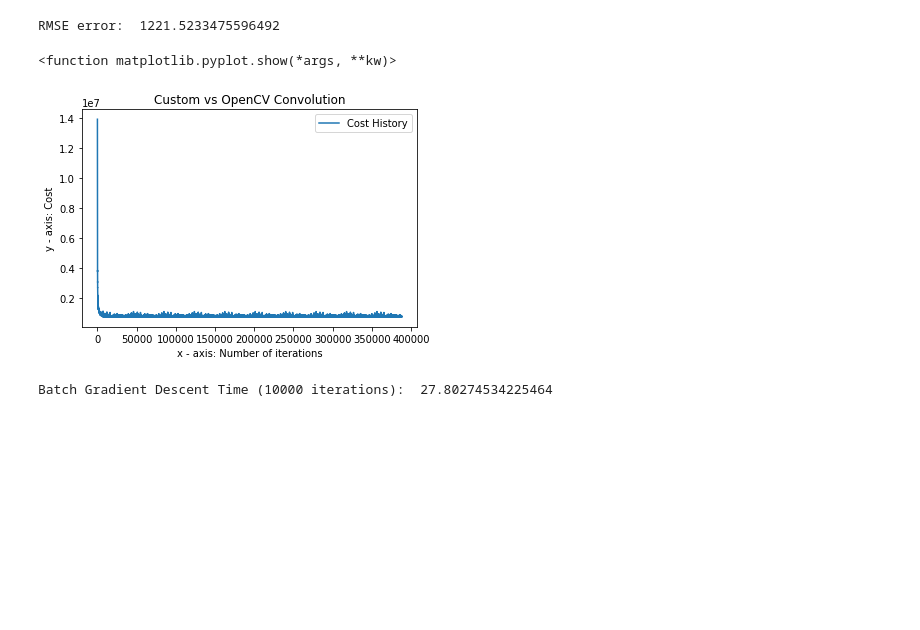
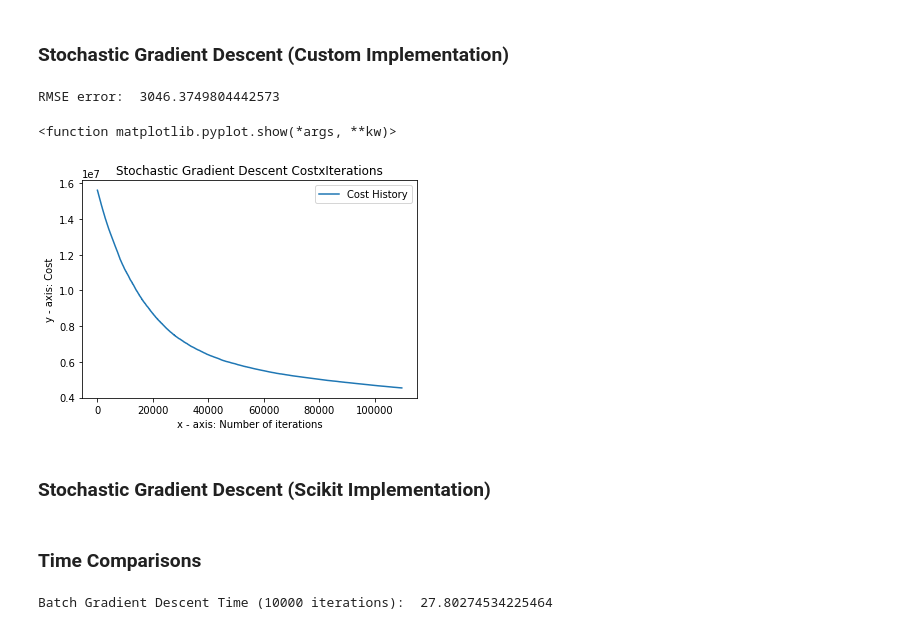
Before and after one commit to CarolCuba/ML-Project01, a Jupyter notebook: src/linear_regression.ipynb, the cells around one changed output. Saved outputs shown, nothing was run; the diff lists cells and outputs as text; code cells hidden in the pictures; blank space fills up the shorter version.

```diff
--- a/src/linear_regression.ipynb
+++ b/src/linear_regression.ipynb
@@ -391,30 +639,34 @@ RMSE error Scikit Norm:  1213.9599893043687
+# %% [markdown]
+### Stochastic Gradient Descent (Custom Implementation)
 # %%
-alpha = 0.01
-iterations = 10
+alpha = 0.00001
+iterations = 3
 
 #Stochastic Gradient Descent
 start_time_custom = time.time()
 newTheta,cost_history = stochastic_gradient_descent(train_df,Y_train,theta, alpha, iterations)
 Y_pred = validation_df.dot(newTheta)
 custom_stochastic_gd_rmse = rmse(Y_validation,Y_pred)
 custom_stochastic_gd_time = time.time() - start_time_custom
 
 print("RMSE error: ",custom_stochastic_gd_rmse)
 
 #Ploting the data
 plt.plot(np.arange(iterations*train_df.shape[0]), cost_history, label = "Cost History")
 
 # naming the x axis
 plt.xlabel('x - axis: Number of iterations')
 # naming the y axis
 plt.ylabel('y - axis: Cost')
 plt.legend()
 
 # giving a title to my graph
 plt.title('Stochastic Gradient Descent CostxIterations')
 plt.show
 # %% [output]
-RMSE error:  1221.5233475596492
+RMSE error:  3046.3749804442573
 <function matplotlib.pyplot.show(*args, **kw)>
-[figure, old version]
+[figure, new version]
+# %% [markdown]
+### Stochastic Gradient Descent (Scikit Implementation)
 # %%
@@ -427,2 +682,4 @@ scikit_stochastic_gd_time = time.time() - start_time_custom
+# %% [markdown]
+### Time Comparisons
 # %%
 print("Batch Gradient Descent Time (10000 iterations): ", batch_gd_time)
```
Also changed, not shown: parts of 26 cells of this notebook, 4 other files.
